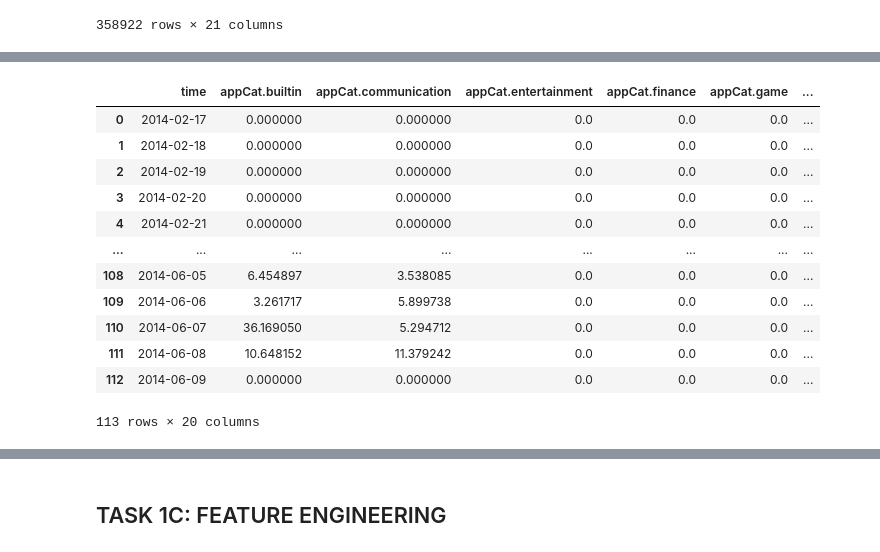
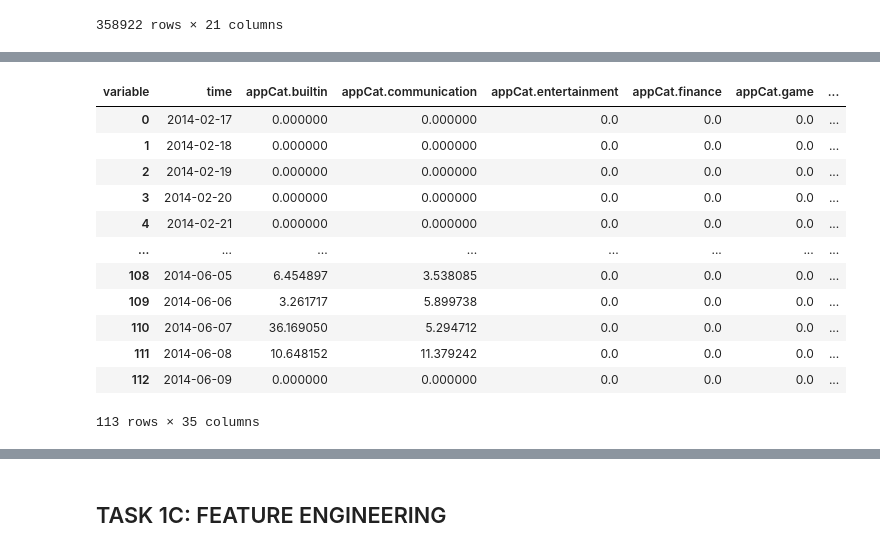
Before and after one commit to timmooren/DM1, a Jupyter notebook: DM1b.ipynb, the cells around one changed output, grey strips where cells are left out. Drawn from its saved outputs; the diff is of its cells as text; code cells hidden in the pictures.

```diff
--- a/DM1b.ipynb
+++ b/DM1b.ipynb
@@ -63,17 +64,9 @@ plt.show()
 # %%
-# sum variables
-sum_vars = ['appCat.builtin', 'appCat.communication', 'appCat.entertainment',
-                 'appCat.finance', 'appCat.game', 'appCat.office', 'appCat.other',
-                 'appCat.social', 'appCat.travel', 'appCat.unknown', 'appCat.utilities',
-                 'appCat.weather', 'screen', 'call', 'sms']
-# mean variables
-mean_vars = ['circumplex.arousal', 'circumplex.valence', 'activity', 'mood']
-
 # group the wide data by day and id and aggregate the sum and mean of the variables
 grouped_wide = group_data(data)
 grouped_wide
 # %% [output]
-|  | time | appCat.builtin | appCat.communication | appCat.entertainment | appCat.finance | appCat.game | ... |
+| variable | time | appCat.builtin | appCat.communication | appCat.entertainment | appCat.finance | appCat.game | ... |
 | 0 | 2014-02-17 | 0.000000 | 0.000000 | 0.0 | 0.0 | 0.0 | ... |
 | 1 | 2014-02-18 | 0.000000 | 0.000000 | 0.0 | 0.0 | 0.0 | ... |
 | 2 | 2014-02-19 | 0.000000 | 0.000000 | 0.0 | 0.0 | 0.0 | ... |
@@ -85,7 +78,7 @@ grouped_wide
 | 110 | 2014-06-07 | 36.169050 | 5.294712 | 0.0 | 0.0 | 0.0 | ... |
 | 111 | 2014-06-08 | 10.648152 | 11.379242 | 0.0 | 0.0 | 0.0 | ... |
 | 112 | 2014-06-09 | 0.000000 | 0.000000 | 0.0 | 0.0 | 0.0 | ... |
-113 rows × 20 columns
+113 rows × 35 columns
 # %%
 # show rows where mood is nan
 grouped_wide[grouped_wide['mood'].isna()]
```
Also changed, not shown: parts of 15 cells of this notebook, 29 other files.
